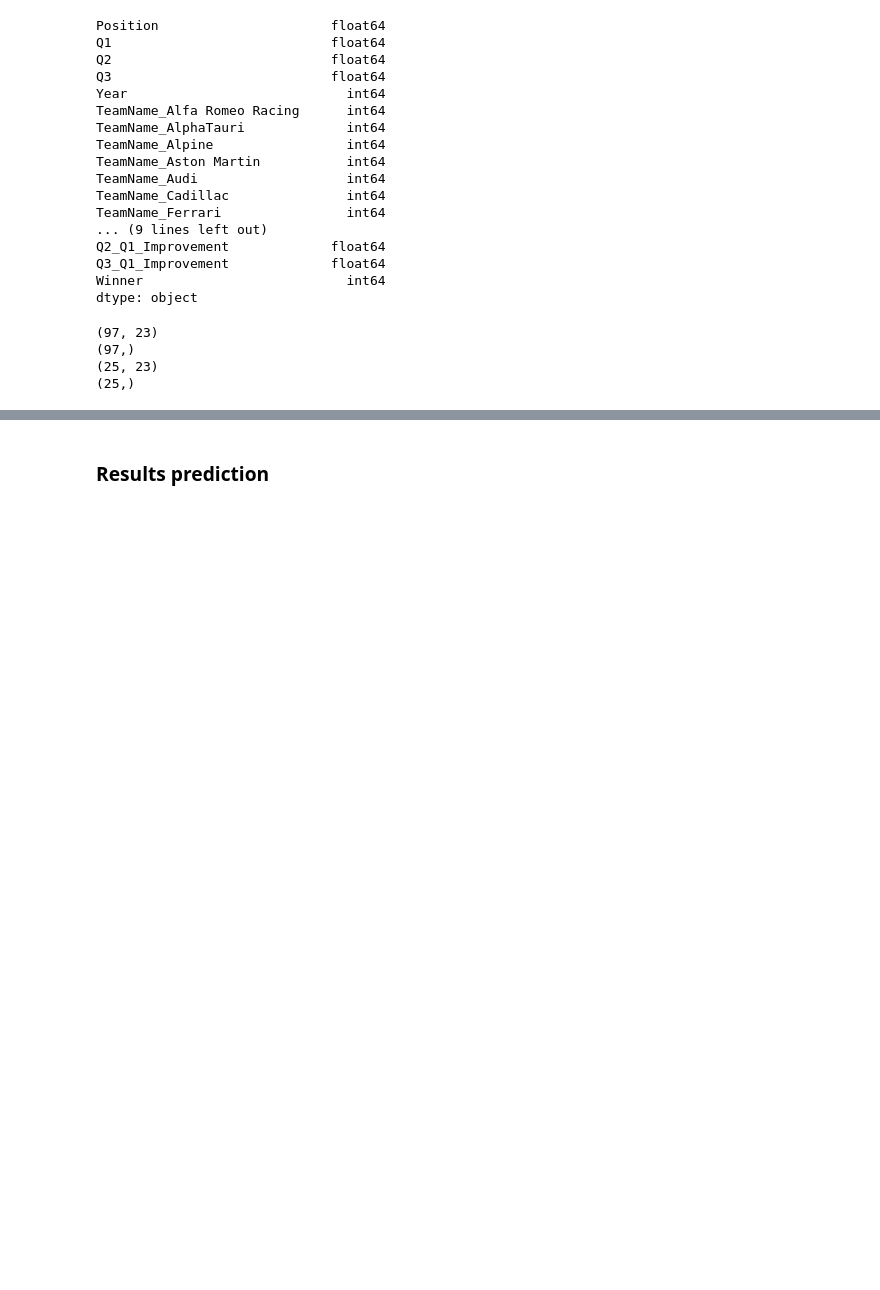
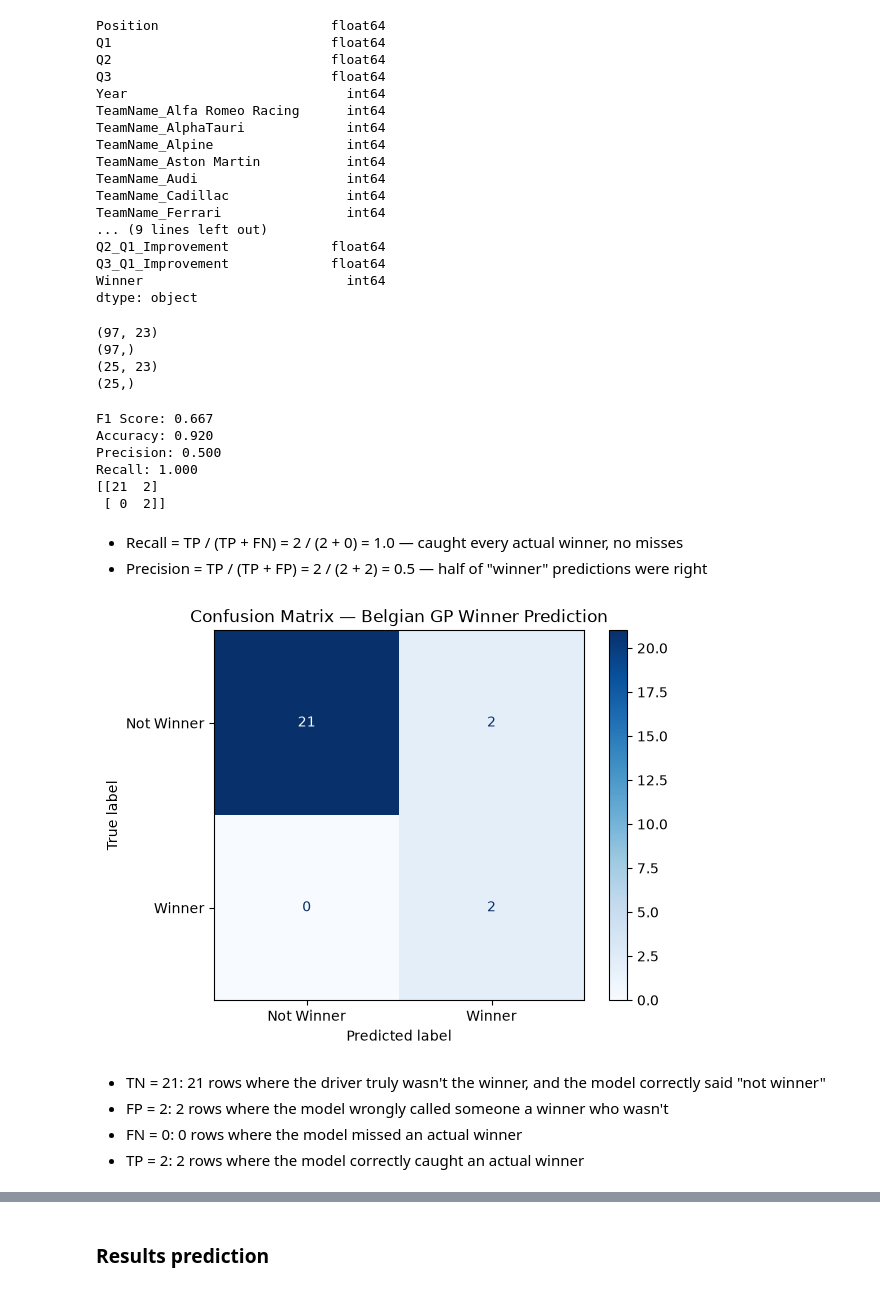
Before and after one commit to imgabrielas/F1-Belgian-GP-2026, a Jupyter notebook: winner_prediction.ipynb, the cells around one changed output, grey strips where cells are left out. Cells and saved outputs as stored; diff of their text form; code cells hidden in the pictures; blank space fills up the shorter version.

```diff
--- a/winner_prediction.ipynb
+++ b/winner_prediction.ipynb
@@ -344,6 +338,44 @@ model.fit(X_train_scaled, y_train)
 
 y_pred = model.predict(X_test_scaled)
 y_pred_proba = model.predict_proba(X_test_scaled)[:, 1]
+# %%
+f1 = f1_score(y_test, y_pred)
+print(f"F1 Score: {f1:.3f}")
+
+accuracy = accuracy_score(y_test, y_pred)
+print(f"Accuracy: {accuracy:.3f}")
+
+precision = precision_score(y_test, y_pred, zero_division=0)
+print(f"Precision: {precision:.3f}")
+
+recall = recall_score(y_test, y_pred)
+print(f"Recall: {recall:.3f}")
+
+
+cm = confusion_matrix(y_test, y_pred)
+print(cm)
+# %% [output]
+F1 Score: 0.667
+Accuracy: 0.920
+Precision: 0.500
+Recall: 1.000
+[[21  2]
+ [ 0  2]]
+# %% [markdown]
+- Recall = TP / (TP + FN) = 2 / (2 + 0) = 1.0 — caught every actual winner, no misses
+- Precision = TP / (TP + FP) = 2 / (2 + 2) = 0.5 — half of "winner" predictions were right
+# %%
+disp = ConfusionMatrixDisplay(confusion_matrix=cm, display_labels=['Not Winner', 'Winner'])
+disp.plot(cmap='Blues')
+plt.title('Confusion Matrix — Belgian GP Winner Prediction')
+plt.show()
+# %% [output]
+[figure, added]
+# %% [markdown]
+- TN = 21: 21 rows where the driver truly wasn't the winner, and the model correctly said "not winner"
+- FP = 2: 2 rows where the model wrongly called someone a winner who wasn't
+- FN = 0: 0 rows where the model missed an actual winner
+- TP = 2: 2 rows where the model correctly caught an actual winner
 # %%
 print(classification_report(y_test, y_pred, zero_division=0))
 print("ROC AUC:", roc_auc_score(y_test, y_pred_proba))
```
Also changed, not shown: parts of 25 cells of this notebook.
